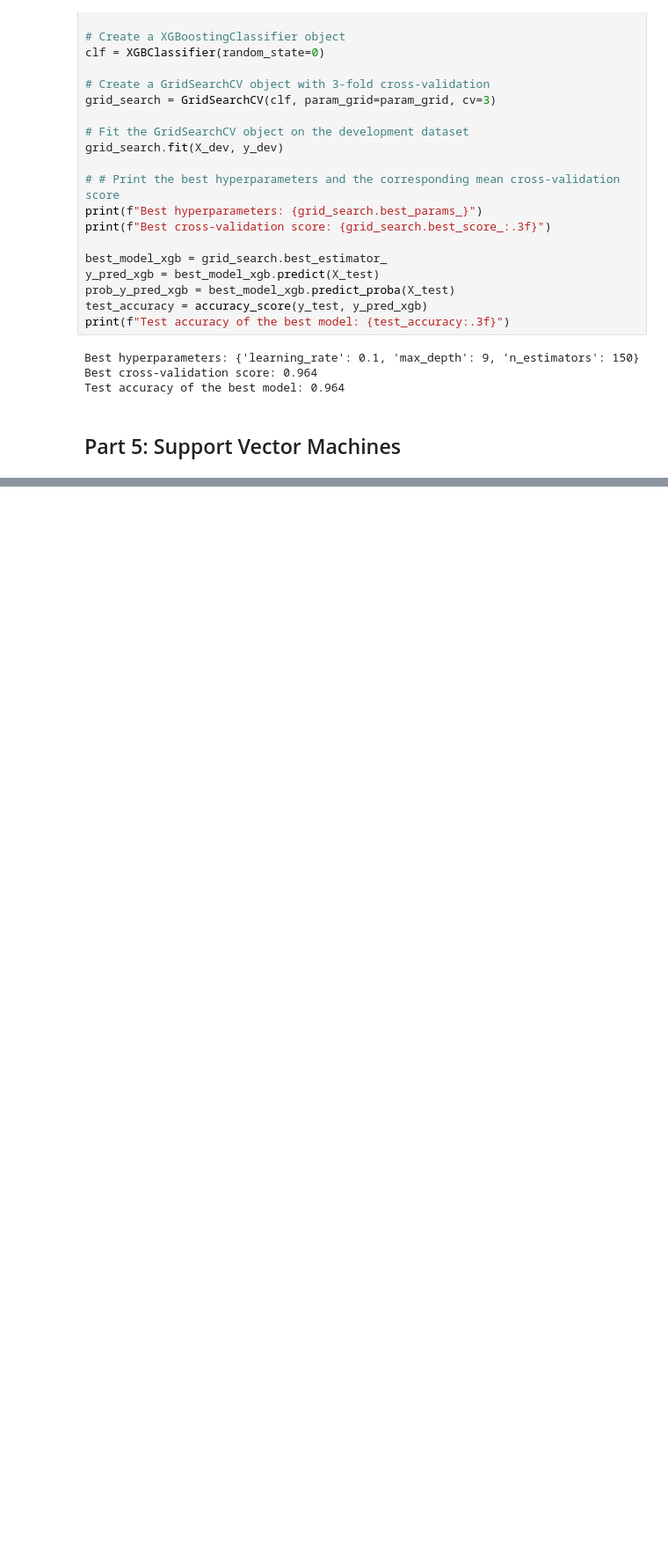
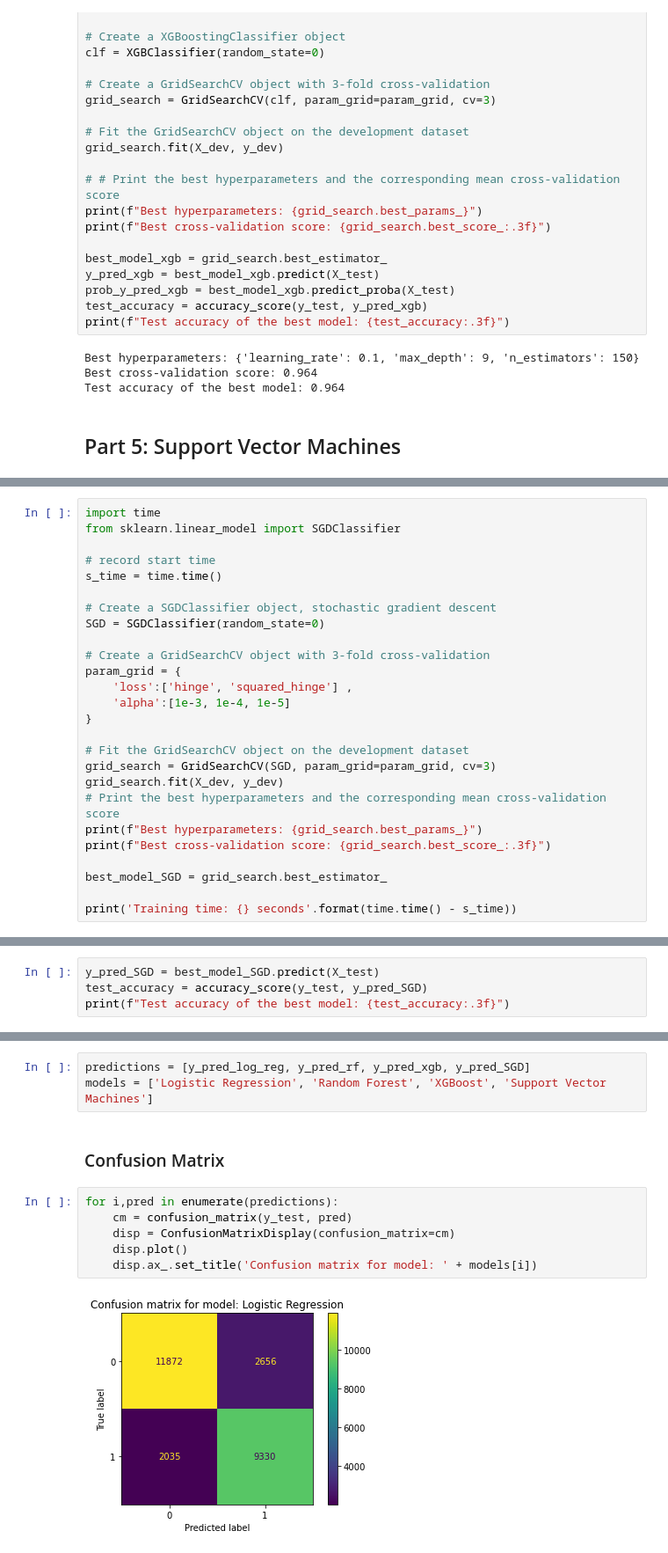
Before and after one commit to KallistaXue/airline-passenger-satisfaction-predictor, a Jupyter notebook: Project Code.ipynb, the cells around one changed output, grey strips where cells are left out. Shown at 88% size. Saved outputs shown, nothing was run; the diff lists cells and outputs as text; blank space fills up the shorter version.

```diff
--- a/Project Code.ipynb
+++ b/Project Code.ipynb
@@ -597,0 +567,26 @@ print(f"Test accuracy of the best model: {test_accuracy:.3f}")
+# %%
+import time
+from sklearn.linear_model import SGDClassifier
+
+# record start time
+s_time = time.time()
+
+# Create a SGDClassifier object, stochastic gradient descent
+SGD = SGDClassifier(random_state=0)
+
+# Create a GridSearchCV object with 3-fold cross-validation
+param_grid = {
+    'loss':['hinge', 'squared_hinge'] ,
+    'alpha':[1e-3, 1e-4, 1e-5]
+}
+
+# Fit the GridSearchCV object on the development dataset
+grid_search = GridSearchCV(SGD, param_grid=param_grid, cv=3)
+grid_search.fit(X_dev, y_dev)
+# Print the best hyperparameters and the corresponding mean cross-validation score
+print(f"Best hyperparameters: {grid_search.best_params_}")
+print(f"Best cross-validation score: {grid_search.best_score_:.3f}")
+
+best_model_SGD = grid_search.best_estimator_
+
+print('Training time: {} seconds'.format(time.time() - s_time))
@@ -597,0 +597,4 @@ print(f"Test accuracy of the best model: {test_accuracy:.3f}")
+# %%
+y_pred_SGD = best_model_SGD.predict(X_test)
+test_accuracy = accuracy_score(y_test, y_pred_SGD)
+print(f"Test accuracy of the best model: {test_accuracy:.3f}")
@@ -597,0 +605,13 @@ print(f"Test accuracy of the best model: {test_accuracy:.3f}")
+# %%
+predictions = [y_pred_log_reg, y_pred_rf, y_pred_xgb, y_pred_SGD]
+models = ['Logistic Regression', 'Random Forest', 'XGBoost', 'Support Vector Machines']
+# %% [markdown]
+### Confusion Matrix
+# %%
+for i,pred in enumerate(predictions):
+    cm = confusion_matrix(y_test, pred)
+    disp = ConfusionMatrixDisplay(confusion_matrix=cm)
+    disp.plot()
+    disp.ax_.set_title('Confusion matrix for model: ' + models[i])
+# %% [output]
+[figure, added]
```
Also changed, not shown: parts of 8 cells of this notebook.
